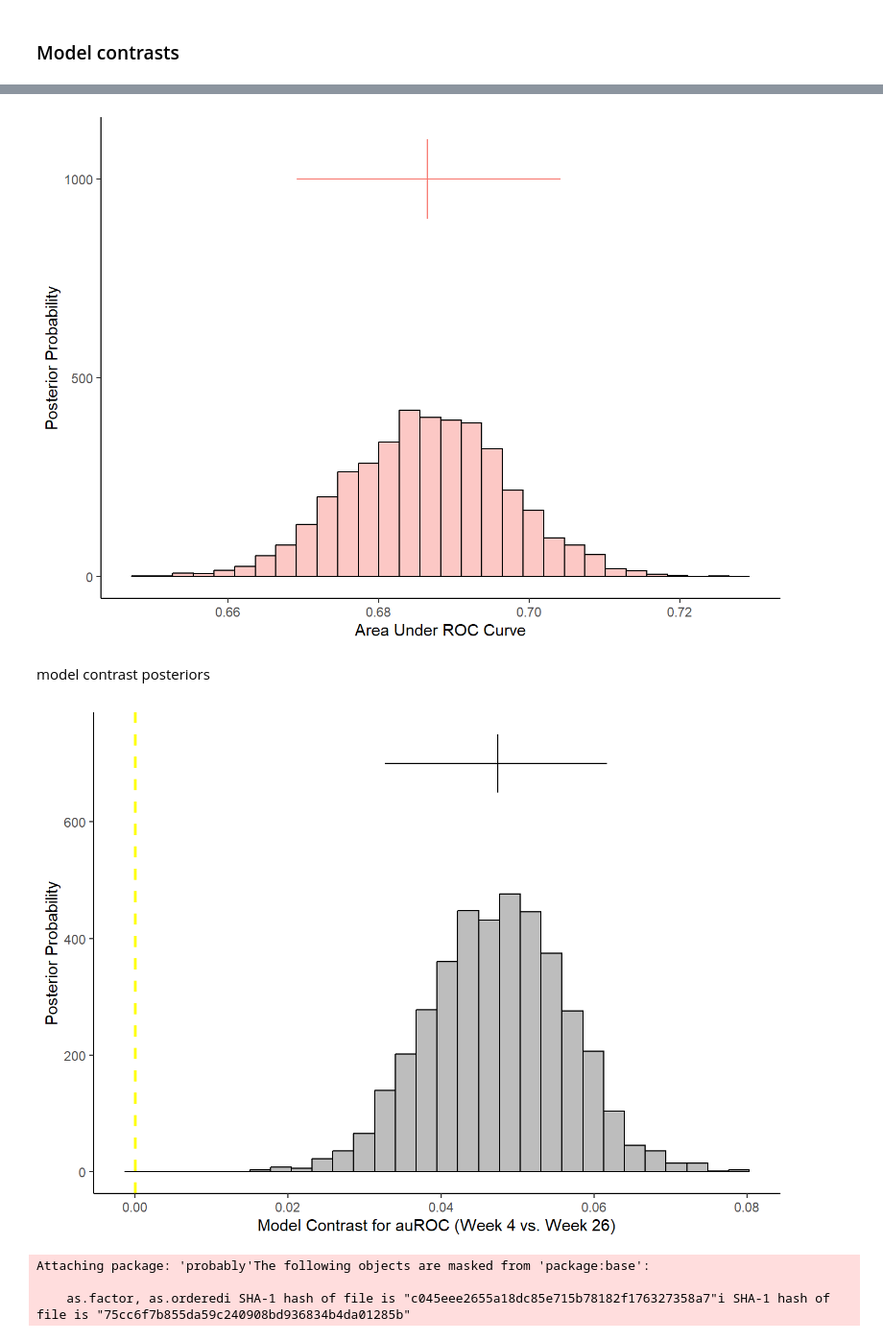
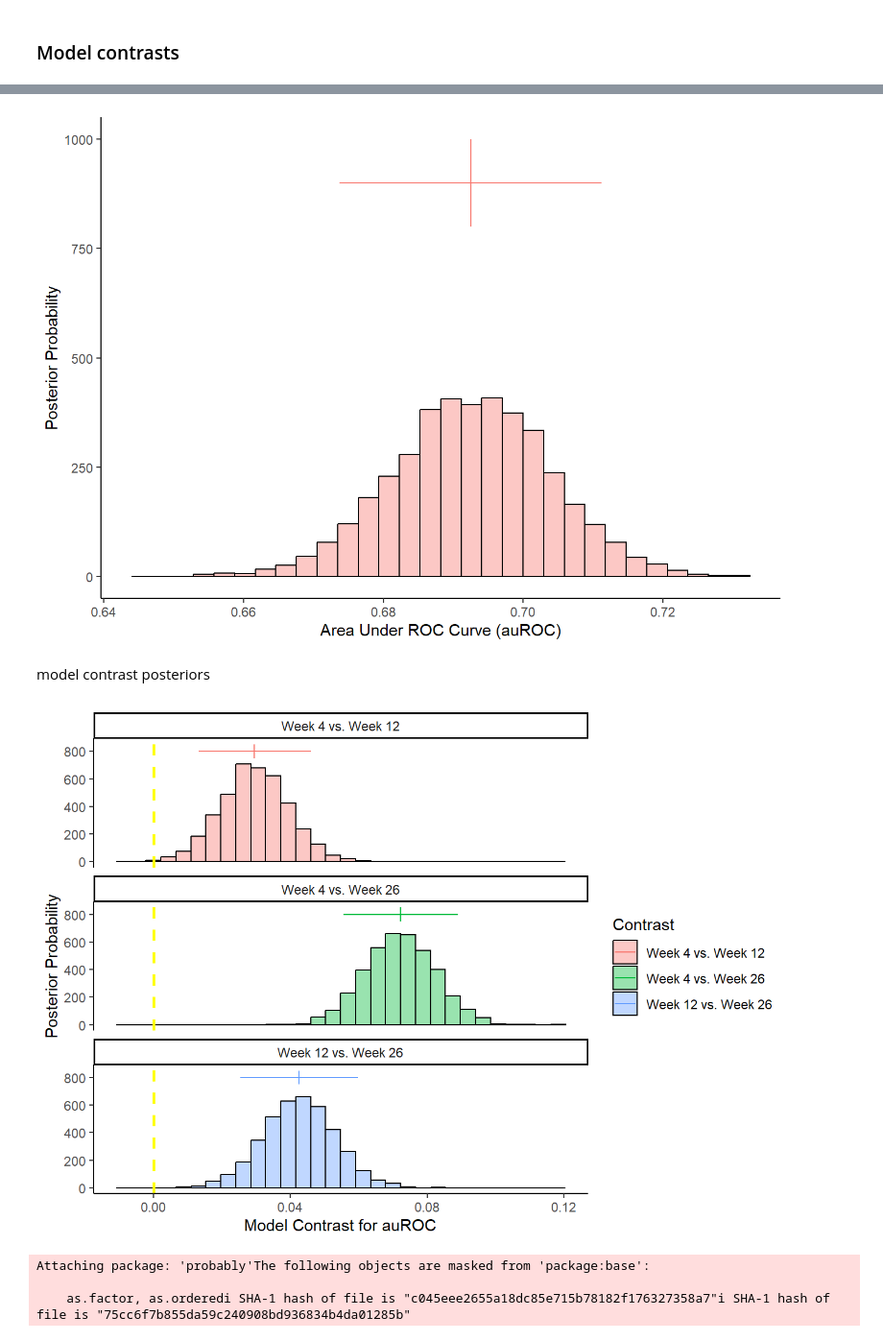
Before and after one commit to jjcurtin/study_match, a Jupyter notebook: notebooks/mak_fig_1.embed.ipynb, the cells around one changed output, grey strips where cells are left out. Shown at 96% size. Drawn from its saved outputs; the diff is of its cells as text; code cells hidden in the pictures.

```diff
--- a/notebooks/mak_fig_1.embed.ipynb
+++ b/notebooks/mak_fig_1.embed.ipynb
@@ -167,7 +173,7 @@ pp <- auc |>
            # prior = rstanarm::student_t(autoscale = TRUE),
            transform = tidyposterior::logit_trans,  # for skewed & bounded AUC
            iter = 2000, chains = 4,
-           adapt_delta = .99,
+           adapt_delta = .999,
            # cores = 4, seed = 12345,
            family = gaussian,
   )
@@ -327,64 +365,86 @@ fig_posteriors
 # %%
 #| label: fig-week4
 
+ci_week4 <- ci |>
+  filter(model == "Week 4")
+
 pp_tidy |>
-  mutate(model = factor(model, levels = c("week_4", "week_26"))) |>
-  filter(model == "week_4") |>
+  mutate(model = factor(model, levels = c("week_4", "week_12", "week_26"),
+                        labels = c("Week 4", "Week 12", "Week 26"))) |>
+  filter(model == "Week 4") |>
   ggplot() +
   geom_histogram(aes(x = posterior, fill = model), color = "black", alpha = .4,
                  bins = 30) +
-  geom_segment(mapping = aes(y = y + 100, yend = y - 100, x = mean, xend = mean,
+  geom_segment(mapping = aes(y = y, yend = y - 200, x = mean, xend = mean,
                              color = model),
                data = ci_week4) +
-  geom_segment(mapping = aes(y = y, yend = y,
+  geom_segment(mapping = aes(y = y - 100, yend = y - 100,
                              x = lower, xend = upper, color = model),
                data = ci_week4) +
-  scale_y_continuous("Posterior Probability", breaks = c(0, 500, 1000)) +
-  # ylab("Posterior Probability Density") +
-  xlab("Area Under ROC Curve") +
+  scale_y_continuous("Posterior Probability") +
+  labs(
+    x = "Area Under ROC Curve (auROC)",
+  ) +
   theme(legend.position = "none")
 # %% [output]
-[figure, old version]
+[figure, new version]
 # %% [markdown]
 model contrast posteriors
 # %%
 ci_con <- pp |>
-  contrast_models(list("week_4"),
-                  list("week_26")) |>
+  contrast_models(list("week_4", "week_4", "week_12"),
+                  list("week_12", "week_26", "week_26")) |>
   summary(size = .01) |>
   mutate(contrast = factor(contrast,
-                           levels = c("week_4 vs week_26"),
-                           labels = c("week 4 vs. week 26")),
-         y = 700)
+                           levels = c("week_4 vs week_12",
+                                      "week_4 vs week_26",
+                                      "week_12 vs week_26"),
+                           labels = c("Week 4 vs. Week 12",
+                                      "Week 4 vs. Week 26",
+                                      "Week 12 vs. Week 26")),
+         y = 800)
 # %%
 #| label: fig-contrasts
 
 fig_contrasts <- pp |>
   tidy(seed = 123) |>
   group_by(model) |>
   mutate(sample = row_number()) |>
   ungroup() |>
   pivot_wider(names_from = model, values_from = posterior) |>
-  mutate(posterior = week_4 - week_26) |>
+  mutate(wk4_vs_wk26 = week_4 - week_26,
+         wk4_vs_wk12 = week_4 - week_12,
+         wk12_vs_wk26 = week_12 - week_26) |>
+  pivot_longer(cols = c(wk4_vs_wk12, wk4_vs_wk26, wk12_vs_wk26),
+               names_to = "contrast",
+               values_to = "posterior") |>
+  mutate(contrast = factor(contrast,
+                           levels = c("wk4_vs_wk12", "wk4_vs_wk26", "wk12_vs_wk26"),
+                           labels = c("Week 4 vs. Week 12",
+                                      "Week 4 vs. Week 26",
+                                      "Week 12 vs. Week 26"))) |>
   ggplot() +
-  geom_histogram(aes(x = posterior),
+  geom_histogram(aes(x = posterior, fill = contrast),
                  color = "black", alpha = .4, bins = 30) +
   geom_vline(xintercept = 0, color = "yellow",
              linetype = "dashed", linewidth = 1) +
-  # geom_vline(xintercept = .01, color = "yellow",
-  #            linetype = "dashed", linewidth = 1) +
   geom_segment(mapping = aes(y = y+50, yend = y-50,
-                             x = mean, xend = mean),
+                             x = mean, xend = mean, color = contrast),
                data = ci_con) +
   geom_segment(mapping = aes(y = y, yend = y,
-                             x = lower, xend = upper),
+                             x = lower, xend = upper, color = contrast),
                data = ci_con) +
-  ylab("Posterior Probability") +
-  xlab("Model Contrast for auROC (Week 4 vs. Week 26)")
+  facet_wrap(~contrast, ncol = 1) +
+  labs(
+    x = "Model Contrast for auROC",
+    y = "Posterior Probability",
+    fill = "Contrast",
+    color = "Contrast"
+  )
 
 fig_contrasts
 # %% [output]
-[figure, old version]
+[figure, new version]
 # %%
 #| message: false
 #| warning: false
```
Also changed, not shown: parts of 29 cells of this notebook, 45 other files.
